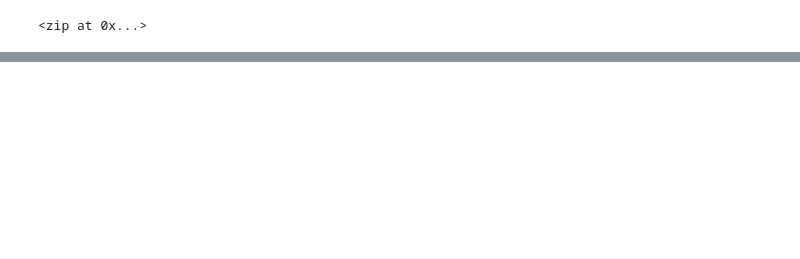
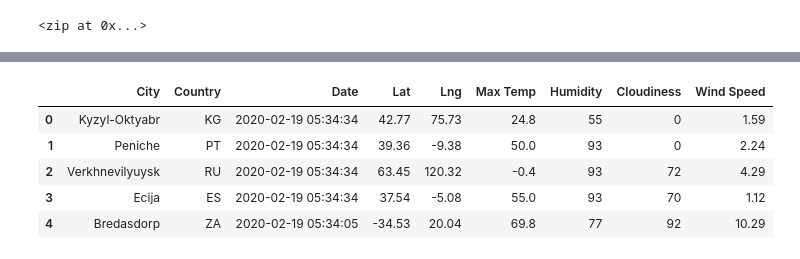
Before and after one commit to munjih/World_Weather_Analysis, a Jupyter notebook: WeatherPy.ipynb, the cells around one changed output, grey strips where cells are left out. Drawn from its saved outputs; the diff is of its cells as text; code cells hidden in the pictures; blank space fills up the shorter version.

```diff
--- a/WeatherPy.ipynb
+++ b/WeatherPy.ipynb
@@ -32,0 +140,11 @@ len(cities)
+# %%
+new_column_order =["City", "Country", "Date", "Lat", "Lng", "Max Temp", "Humidity", "Cloudiness", "Wind Speed"]
+city_data_df = city_data_df[new_column_order]
+city_data_df.head()
+# %% [output]
+|  | City | Country | Date | Lat | Lng | Max Temp | Humidity | Cloudiness | Wind Speed |
+| 0 | Kyzyl-Oktyabr | KG | 2020-02-19 05:34:34 | 42.77 | 75.73 | 24.8 | 55 | 0 | 1.59 |
+| 1 | Peniche | PT | 2020-02-19 05:34:34 | 39.36 | -9.38 | 50.0 | 93 | 0 | 2.24 |
+| 2 | Verkhnevilyuysk | RU | 2020-02-19 05:34:34 | 63.45 | 120.32 | -0.4 | 93 | 72 | 4.29 |
+| 3 | Ecija | ES | 2020-02-19 05:34:34 | 37.54 | -5.08 | 55.0 | 93 | 70 | 1.12 |
+| 4 | Bredasdorp | ZA | 2020-02-19 05:34:05 | -34.53 | 20.04 | 69.8 | 77 | 92 | 10.29 |
```
Also changed, not shown: parts of 7 cells of this notebook, 1 other file.
